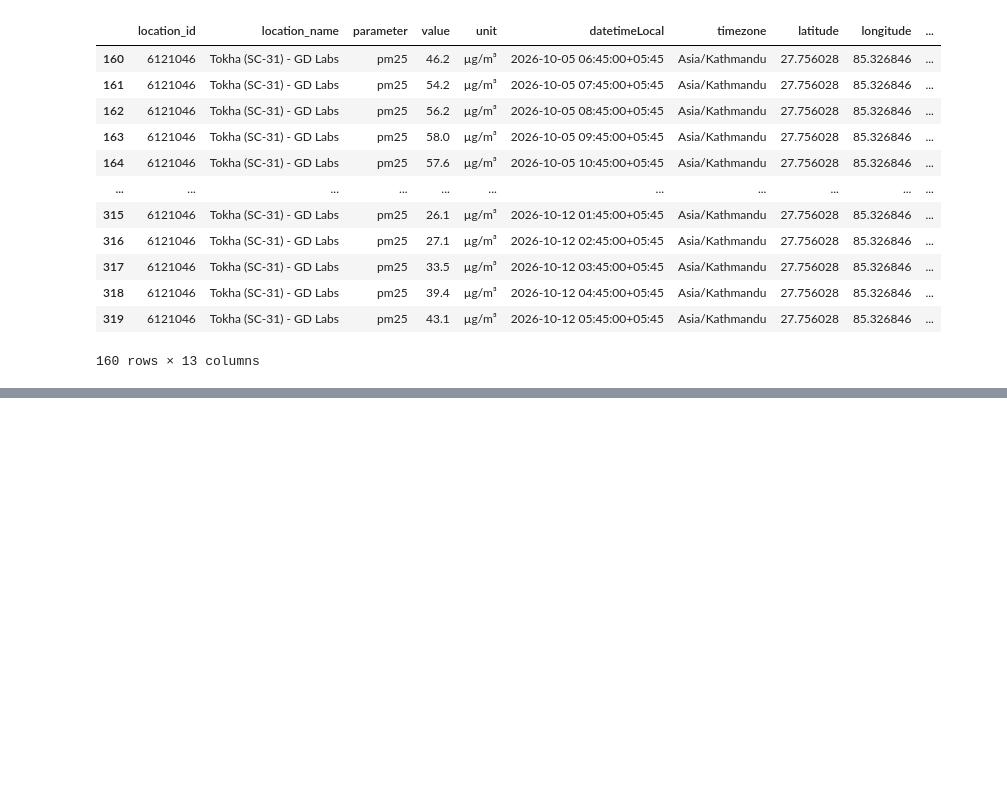
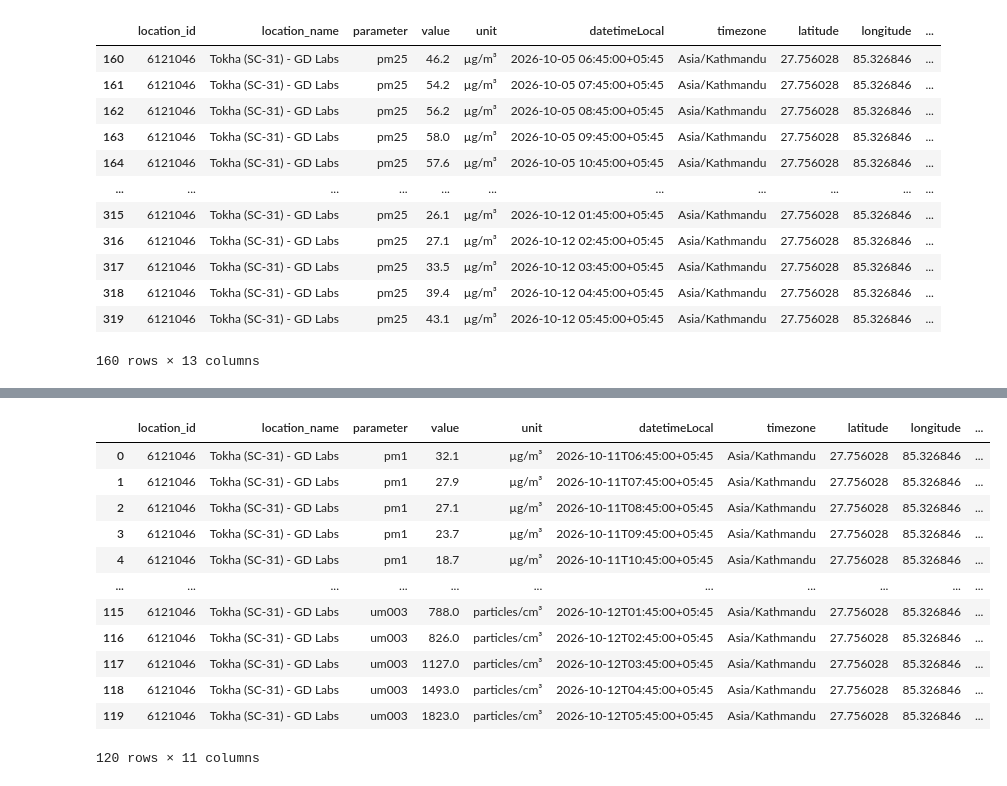
Before and after one commit to Laxmination/Kathmandu-PM2.5-Forecasting, a Jupyter notebook: OpenAQdatasetCleaning/Tokha data cleaning.ipynb, the cells around one changed output, grey strips where cells are left out. Drawn from its saved outputs; the diff is of its cells as text; code cells hidden in the pictures; blank space fills up the shorter version.

```diff
--- a/OpenAQdatasetCleaning/Tokha data cleaning.ipynb
+++ b/OpenAQdatasetCleaning/Tokha data cleaning.ipynb
@@ -306,0 +349,17 @@ cleaned2.to_csv('cleaned_TokhaLast7days.csv', index=False)
+# %%
+cleaned3 = df24.drop(columns=['country_iso', 'isMobile', 'isMonitor', 'datetimeUtc'], inplace=False)
+cleaned3
+# %% [output]
+|  | location_id | location_name | parameter | value | unit | datetimeLocal | timezone | latitude | longitude | ... |
+| 0 | 6121046 | Tokha (SC-31) - GD Labs | pm1 | 32.1 | µg/m³ | 2026-10-11T06:45:00+05:45 | Asia/Kathmandu | 27.756028 | 85.326846 | ... |
+| 1 | 6121046 | Tokha (SC-31) - GD Labs | pm1 | 27.9 | µg/m³ | 2026-10-11T07:45:00+05:45 | Asia/Kathmandu | 27.756028 | 85.326846 | ... |
+| 2 | 6121046 | Tokha (SC-31) - GD Labs | pm1 | 27.1 | µg/m³ | 2026-10-11T08:45:00+05:45 | Asia/Kathmandu | 27.756028 | 85.326846 | ... |
+| 3 | 6121046 | Tokha (SC-31) - GD Labs | pm1 | 23.7 | µg/m³ | 2026-10-11T09:45:00+05:45 | Asia/Kathmandu | 27.756028 | 85.326846 | ... |
+| 4 | 6121046 | Tokha (SC-31) - GD Labs | pm1 | 18.7 | µg/m³ | 2026-10-11T10:45:00+05:45 | Asia/Kathmandu | 27.756028 | 85.326846 | ... |
+| ... | ... | ... | ... | ... | ... | ... | ... | ... | ... | ... |
+| 115 | 6121046 | Tokha (SC-31) - GD Labs | um003 | 788.0 | particles/cm³ | 2026-10-12T01:45:00+05:45 | Asia/Kathmandu | 27.756028 | 85.326846 | ... |
+| 116 | 6121046 | Tokha (SC-31) - GD Labs | um003 | 826.0 | particles/cm³ | 2026-10-12T02:45:00+05:45 | Asia/Kathmandu | 27.756028 | 85.326846 | ... |
+| 117 | 6121046 | Tokha (SC-31) - GD Labs | um003 | 1127.0 | particles/cm³ | 2026-10-12T03:45:00+05:45 | Asia/Kathmandu | 27.756028 | 85.326846 | ... |
+| 118 | 6121046 | Tokha (SC-31) - GD Labs | um003 | 1493.0 | particles/cm³ | 2026-10-12T04:45:00+05:45 | Asia/Kathmandu | 27.756028 | 85.326846 | ... |
+| 119 | 6121046 | Tokha (SC-31) - GD Labs | um003 | 1823.0 | particles/cm³ | 2026-10-12T05:45:00+05:45 | Asia/Kathmandu | 27.756028 | 85.326846 | ... |
+120 rows × 11 columns
```
Also changed, not shown: parts of 6 cells of this notebook, 1 other file.
